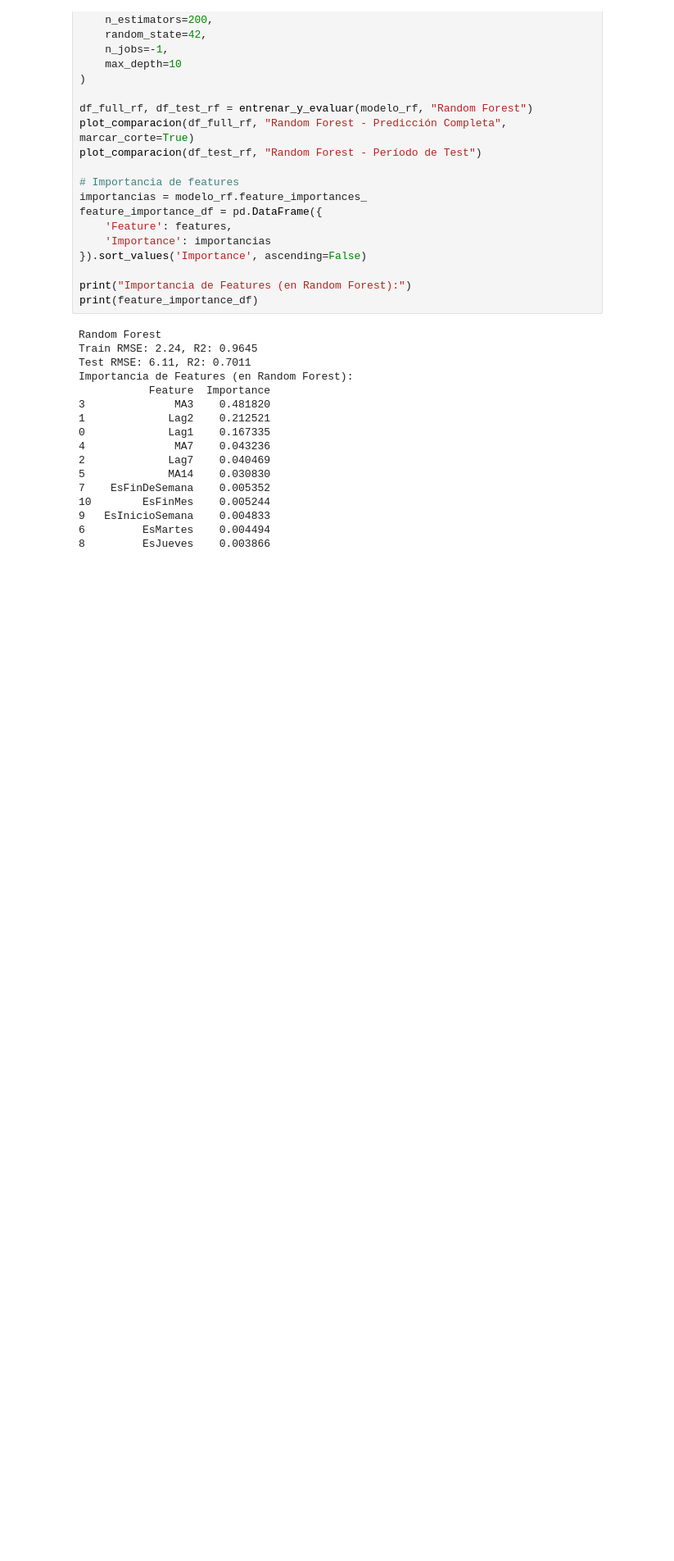
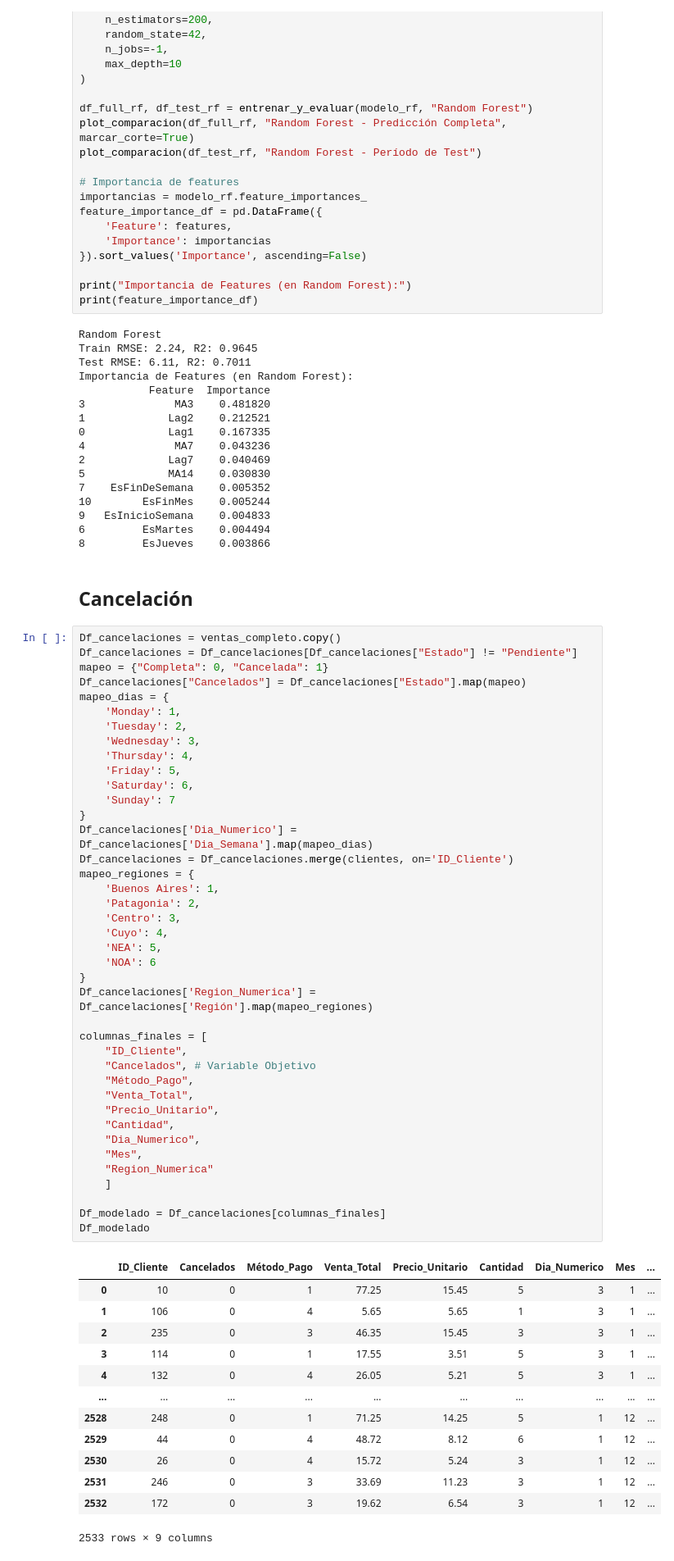
Before and after one commit to Polito9/Sales-Pattern-Analysis, a Jupyter notebook: notebooks/Cleaning_EDA.ipynb, the cells around one changed output. Shown at 82% size. Drawn from its saved outputs; the diff is of its cells as text; blank space fills up the shorter version.

```diff
--- a/notebooks/Cleaning_EDA.ipynb
+++ b/notebooks/Cleaning_EDA.ipynb
@@ -1675,3 +1677,59 @@ Importancia de Features (en Random Forest):
 9   EsInicioSemana    0.004833
 6         EsMartes    0.004494
 8         EsJueves    0.003866
+# %% [markdown]
+## Cancelación
+# %%
+Df_cancelaciones = ventas_completo.copy()
+Df_cancelaciones = Df_cancelaciones[Df_cancelaciones["Estado"] != "Pendiente"]
+mapeo = {"Completa": 0, "Cancelada": 1}
+Df_cancelaciones["Cancelados"] = Df_cancelaciones["Estado"].map(mapeo)
+mapeo_dias = {
+    'Monday': 1,
+    'Tuesday': 2,
+    'Wednesday': 3,
+    'Thursday': 4,
+    'Friday': 5,
+    'Saturday': 6,
+    'Sunday': 7
+}
+Df_cancelaciones['Dia_Numerico'] = Df_cancelaciones['Dia_Semana'].map(mapeo_dias)
+Df_cancelaciones = Df_cancelaciones.merge(clientes, on='ID_Cliente')
+mapeo_regiones = {
+    'Buenos Aires': 1,
+    'Patagonia': 2,
+    'Centro': 3,
+    'Cuyo': 4,
+    'NEA': 5,
+    'NOA': 6
+}
+Df_cancelaciones['Region_Numerica'] = Df_cancelaciones['Región'].map(mapeo_regiones)
+
+columnas_finales = [
+    "ID_Cliente",
+    "Cancelados", # Variable Objetivo
+    "Método_Pago",
+    "Venta_Total",
+    "Precio_Unitario",
+    "Cantidad",
+    "Dia_Numerico",
+    "Mes",
+    "Region_Numerica"
+    ]
+
+Df_modelado = Df_cancelaciones[columnas_finales]
+Df_modelado
+# %% [output]
+|  | ID_Cliente | Cancelados | Método_Pago | Venta_Total | Precio_Unitario | Cantidad | Dia_Numerico | Mes | ... |
+| 0 | 10 | 0 | 1 | 77.25 | 15.45 | 5 | 3 | 1 | ... |
+| 1 | 106 | 0 | 4 | 5.65 | 5.65 | 1 | 3 | 1 | ... |
+| 2 | 235 | 0 | 3 | 46.35 | 15.45 | 3 | 3 | 1 | ... |
+| 3 | 114 | 0 | 1 | 17.55 | 3.51 | 5 | 3 | 1 | ... |
+| 4 | 132 | 0 | 4 | 26.05 | 5.21 | 5 | 3 | 1 | ... |
+| ... | ... | ... | ... | ... | ... | ... | ... | ... | ... |
+| 2528 | 248 | 0 | 1 | 71.25 | 14.25 | 5 | 1 | 12 | ... |
+| 2529 | 44 | 0 | 4 | 48.72 | 8.12 | 6 | 1 | 12 | ... |
+| 2530 | 26 | 0 | 4 | 15.72 | 5.24 | 3 | 1 | 12 | ... |
+| 2531 | 246 | 0 | 3 | 33.69 | 11.23 | 3 | 1 | 12 | ... |
+| 2532 | 172 | 0 | 3 | 19.62 | 6.54 | 3 | 1 | 12 | ... |
+2533 rows × 9 columns
```
Also changed, not shown: parts of 3 cells of this notebook.
